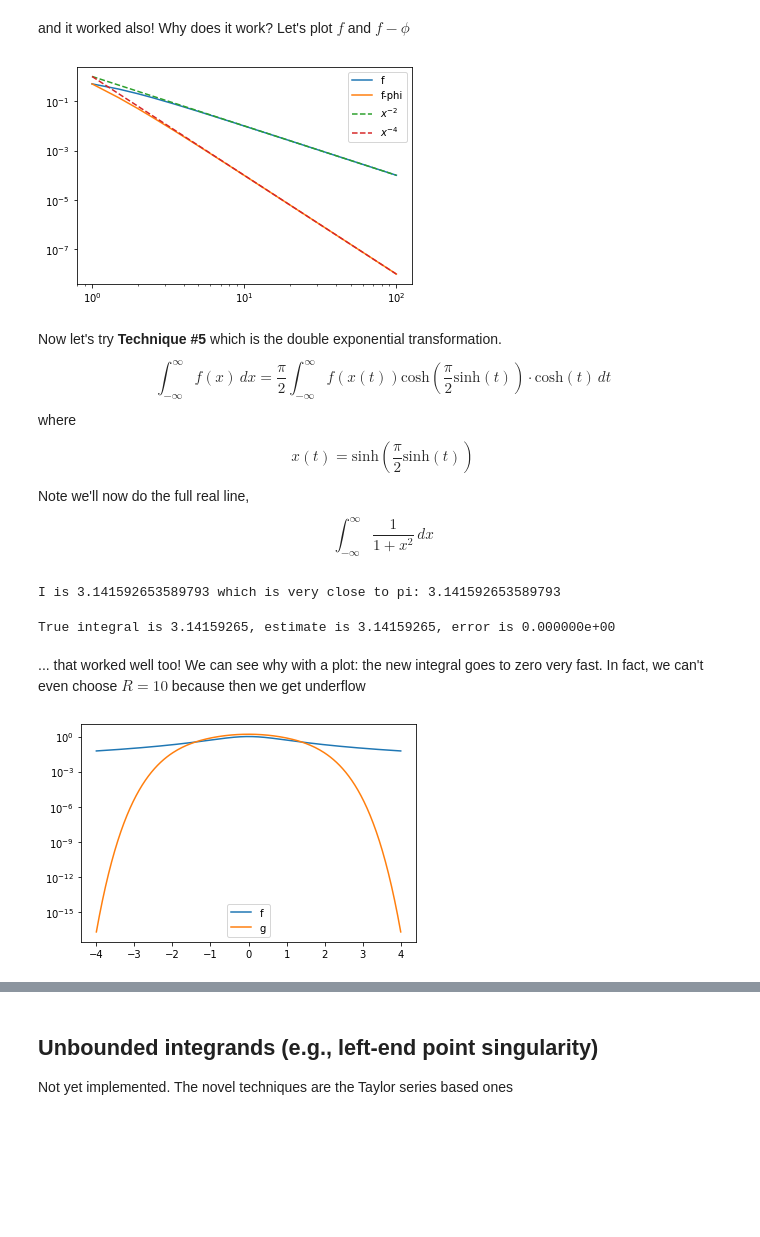
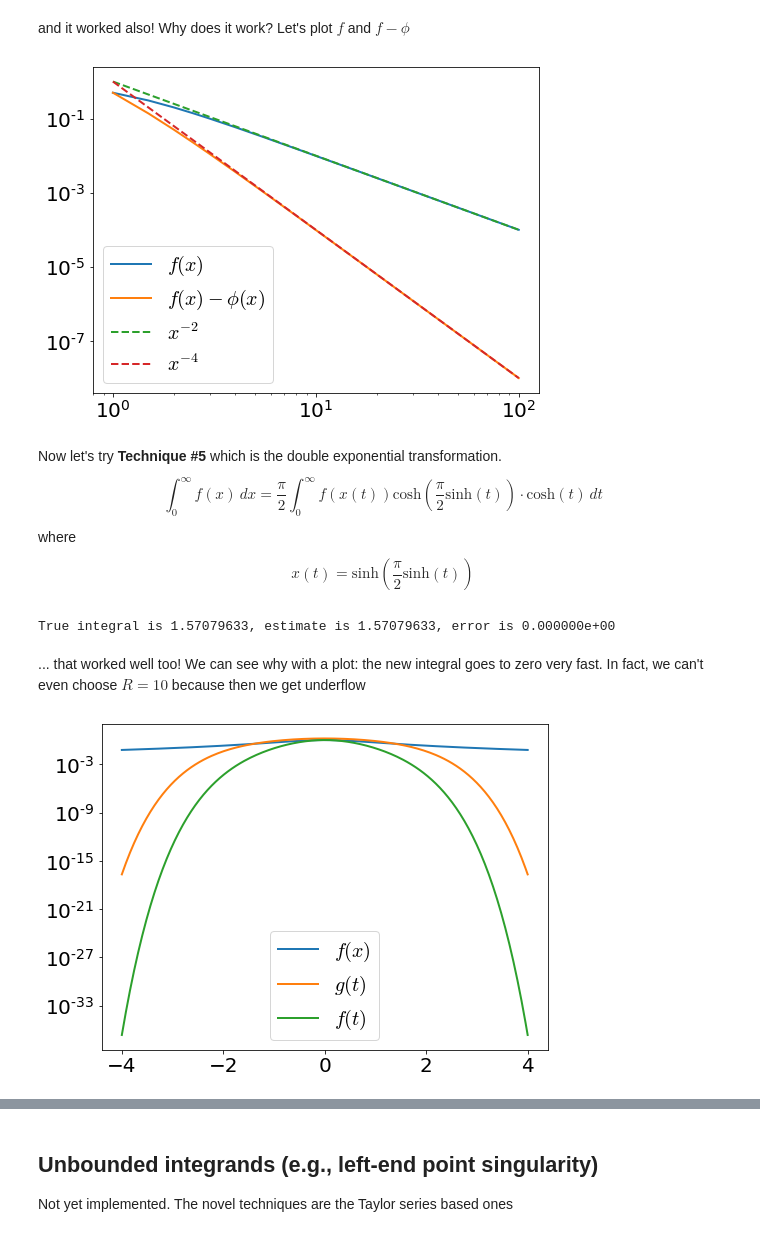
Before and after one commit to stephenbeckr/numerical-analysis-class, a Jupyter notebook: Demos/Ch4_ImproperIntegrals.ipynb, the cells around one changed output, grey strips where cells are left out. Cells and saved outputs as stored; diff of their text form; code cells hidden in the pictures; blank space fills up the shorter version.

```diff
--- a/Demos/Ch4_ImproperIntegrals.ipynb
+++ b/Demos/Ch4_ImproperIntegrals.ipynb
@@ -13,3 +9,13 @@ import matplotlib.pyplot as plt
+# %%
+from scipy.integrate import quad
+import numpy as np
+import matplotlib.pyplot as plt
+import matplotlib as mpl
+mpl.rcParams["figure.figsize"] = [8,6] # or 7, 4 or 10,8
+mpl.rcParams["lines.linewidth"] = 2
+mpl.rcParams["lines.markersize"] = 4
+mpl.rcParams['mathtext.fontset'] = 'cm'
+mpl.rcParams.update({'font.size': 20})
 # %% [markdown]
 ### Unbounded domains
 # %%
@@ -100,42 +111,35 @@ True integral is 1.57079633, estimate is 1.57079633, error is 3.337330e-13
 and it worked also! Why does it work?  Let's plot $f$ and $f-\phi$
 # %%
 xGrid = np.linspace(1,100,200)
-plt.loglog( xGrid, f(xGrid),label='f' );
-plt.loglog( xGrid, np.abs(g(xGrid)),label='f-phi' );
+plt.loglog( xGrid, f(xGrid),label='$f(x)$' );
+plt.loglog( xGrid, np.abs(g(xGrid)),label='$f(x)-\phi(x)$' );
 plt.loglog( xGrid, 1/xGrid**2,'--',label='$x^{-2}$')
 plt.loglog( xGrid, 1/xGrid**4,'--',label='$x^{-4}$')
 plt.legend();
 # %% [output]
-[figure, old version]
+[figure, new version]
 # %% [markdown]
 Now let's try **Technique #5** which is the double exponential transformation.
-$$\int_{-\infty}^\infty f(x)\,dx = \frac{\pi}{2}\int_{-\infty}^\infty f(x(t)) \text{cosh}\left(\frac{\pi}{2}\text{sinh}(t)\right) \cdot \text{cosh}(t)\,dt$$
+$$\int_{0}^\infty f(x)\,dx = \frac{\pi}{2}\int_{0}^\infty f(x(t)) \text{cosh}\left(\frac{\pi}{2}\text{sinh}(t)\right) \cdot \text{cosh}(t)\,dt$$
 where
 $$x(t) = \text{sinh}\left( \frac{\pi}{2}\text{sinh}(t)\right)$$
-
-Note we'll now do the full real line,
-$$
-\int_{-\infty}^\infty \frac{1}{1+x^2}\,dx$$
-# %%
-II = F(np.inf) - F(-np.inf)
-print("I is",II, "which is very close to pi:", np.pi)
-# %% [output]
-I is 3.141592653589793 which is very close to pi: 3.141592653589793
 # %%
 from numpy import pi, sinh, cosh
+ft = lambda t : f( sinh( pi/2*sinh(t)) )
 g = lambda t : pi/2 * f( sinh( pi/2*sinh(t)) ) * cosh(pi/2*sinh(t))*cosh(t)
 
 R = 4
-Q,errEstimate = quad( g, -R, R)
-print(f'True integral is {II:.8f}, estimate is {Q:.8f}, error is {abs(II-Q):2e}')
+Q,errEstimate = quad( g, 0, R)
+print(f'True integral is {I:.8f}, estimate is {Q:.8f}, error is {abs(I-Q):2e}')
 # %% [output]
-True integral is 3.14159265, estimate is 3.14159265, error is 0.000000e+00
+True integral is 1.57079633, estimate is 1.57079633, error is 0.000000e+00
 # %% [markdown]
 ... that worked well too!  We can see why with a plot: the new integral goes to zero very fast. In fact, we can't even choose $R=10$ because then we get underflow
 # %%
 xGrid = np.linspace(-4,4,200)
-plt.semilogy( xGrid, f(xGrid),label='f' );
-plt.semilogy( xGrid, np.abs(g(xGrid)),label='g' );
+plt.semilogy( xGrid, f(xGrid),label='$f(x)$' );
+plt.semilogy( xGrid, np.abs(g(xGrid)),label='$g(t)$' );
+plt.semilogy( xGrid, np.abs(ft(xGrid)),label='$f(t)$' );
 plt.legend();
 # %% [output]
-[figure, old version]
+[figure, new version]
```
Also changed, not shown: parts of 6 cells of this notebook.
